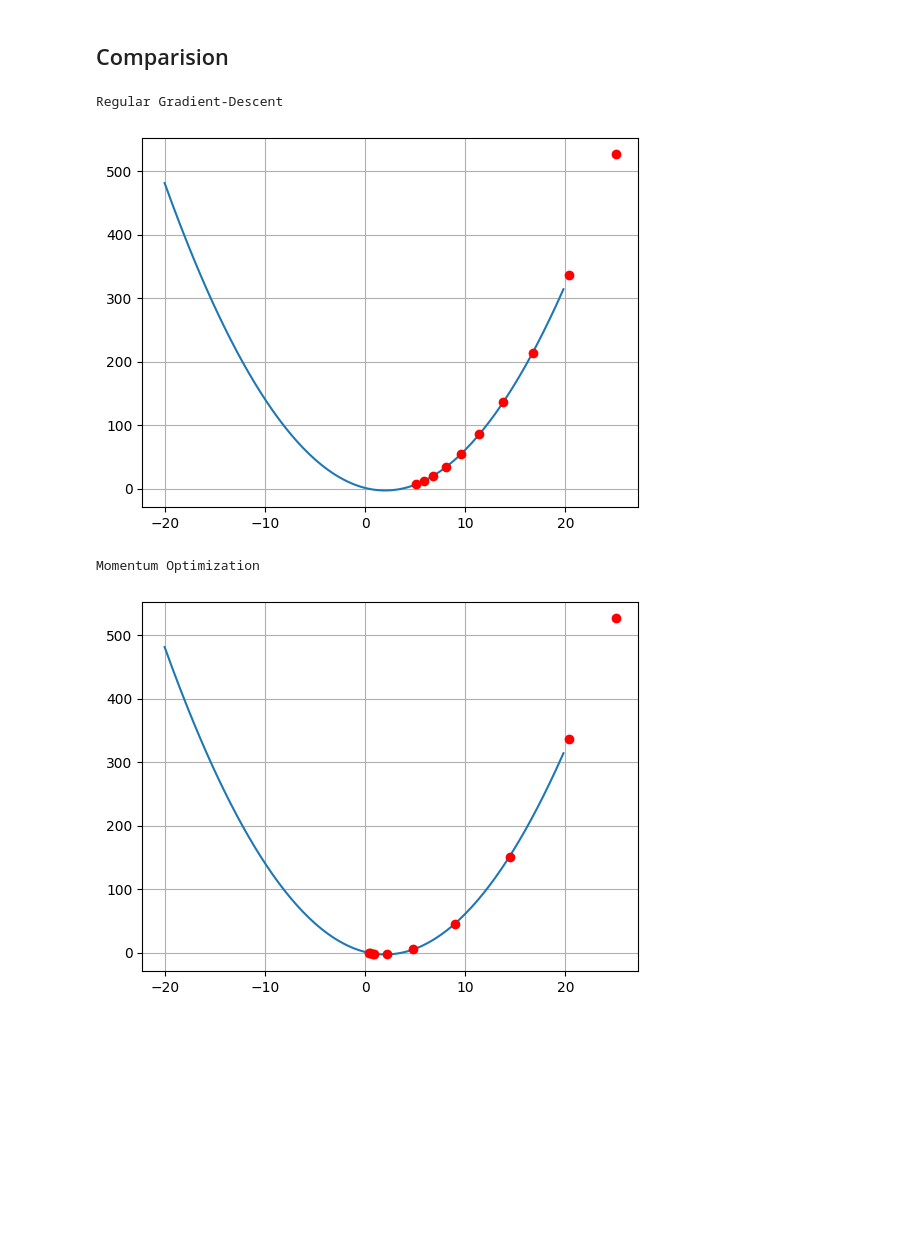
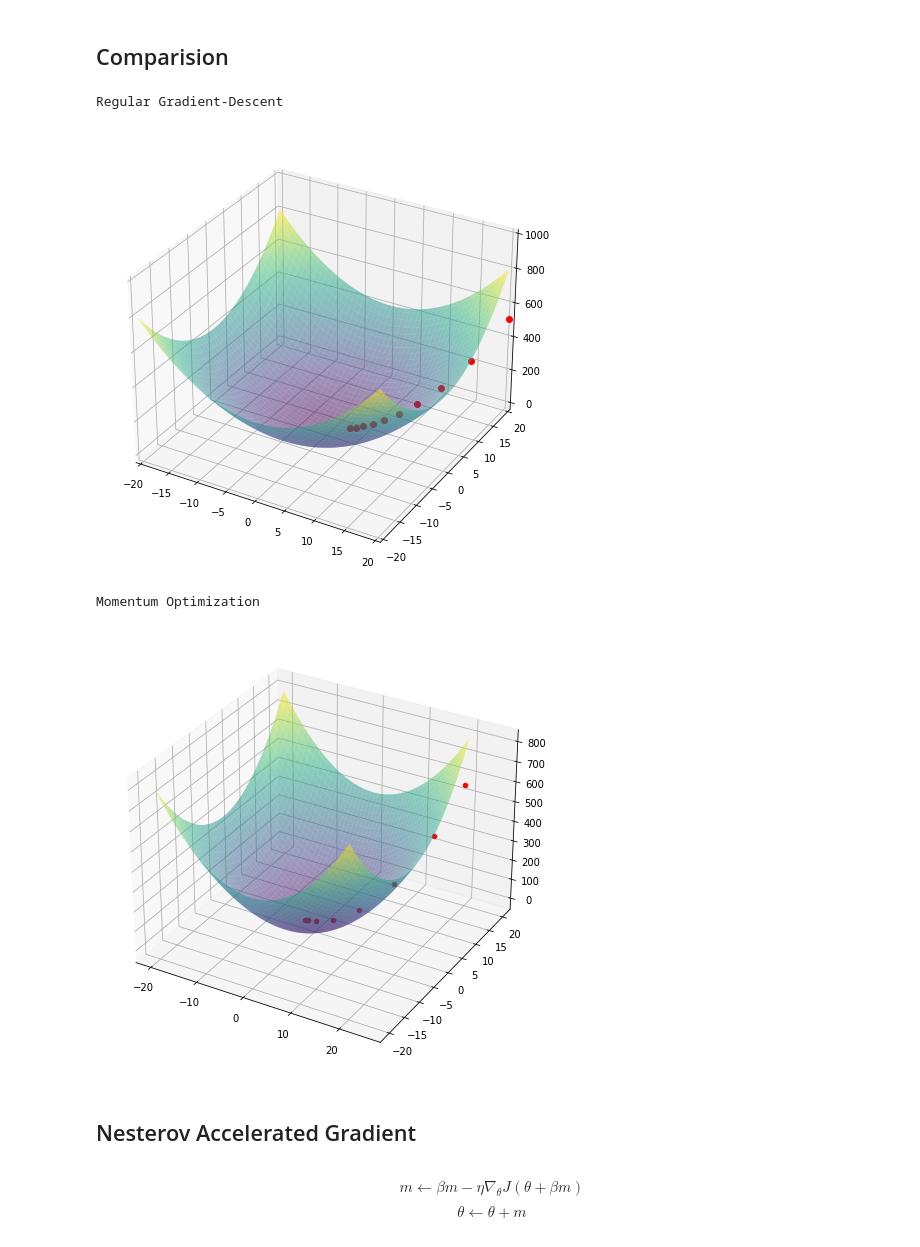
Before and after one commit to Mrjulss/faster_optimizers, a Jupyter notebook: exercise1.ipynb, the cells around one changed output. Saved outputs shown, nothing was run; the diff lists cells and outputs as text; code cells hidden in the pictures; blank space fills up the shorter version.

```diff
--- a/exercise1.ipynb
+++ b/exercise1.ipynb
@@ -125,11 +234,16 @@ HBox(children=(IntSlider(value=0, description='Starting Point', max=20, min=-20)
 ## Comparision
 # %%
 print("Regular Gradient-Descent")
-gradient_descent(steps=10, initalRandom=False, initalX=25, print_res=False)
+gradient_descent(steps=10, initialRandom=False, initialX=25, print_res=False)
 print("Momentum Optimization")
-momentum_gradient_descent(steps=10,beta=0.5, initalRandom=False, initalX=25, print_res=False)
+momentum_gradient_descent(steps=10,beta=0.5, initialRandom=False, initialX=25, print_res=False)
 # %% [output]
 Regular Gradient-Descent
-[figure, old version]
+[figure, new version]
 Momentum Optimization
-[figure, old version]
+[figure, new version]
+# %% [markdown]
+## Nesterov Accelerated Gradient
+# %% [markdown]
+$$ m \leftarrow \beta m - \eta \nabla_{\theta} J(\theta + \beta m) $$
+$$ \theta \leftarrow \theta + m $$
```
Also changed, not shown: parts of 3 cells of this notebook, 1 other file.
